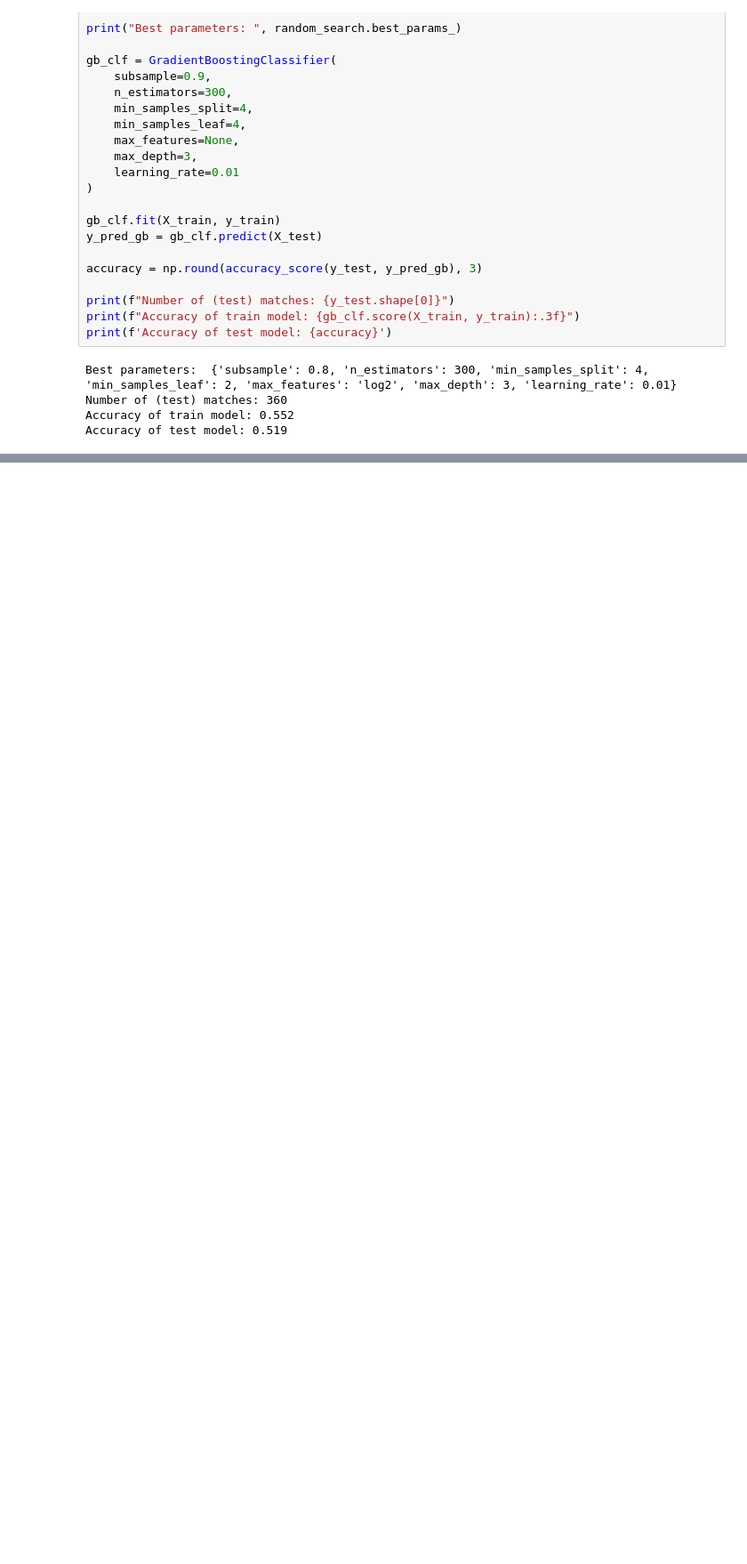
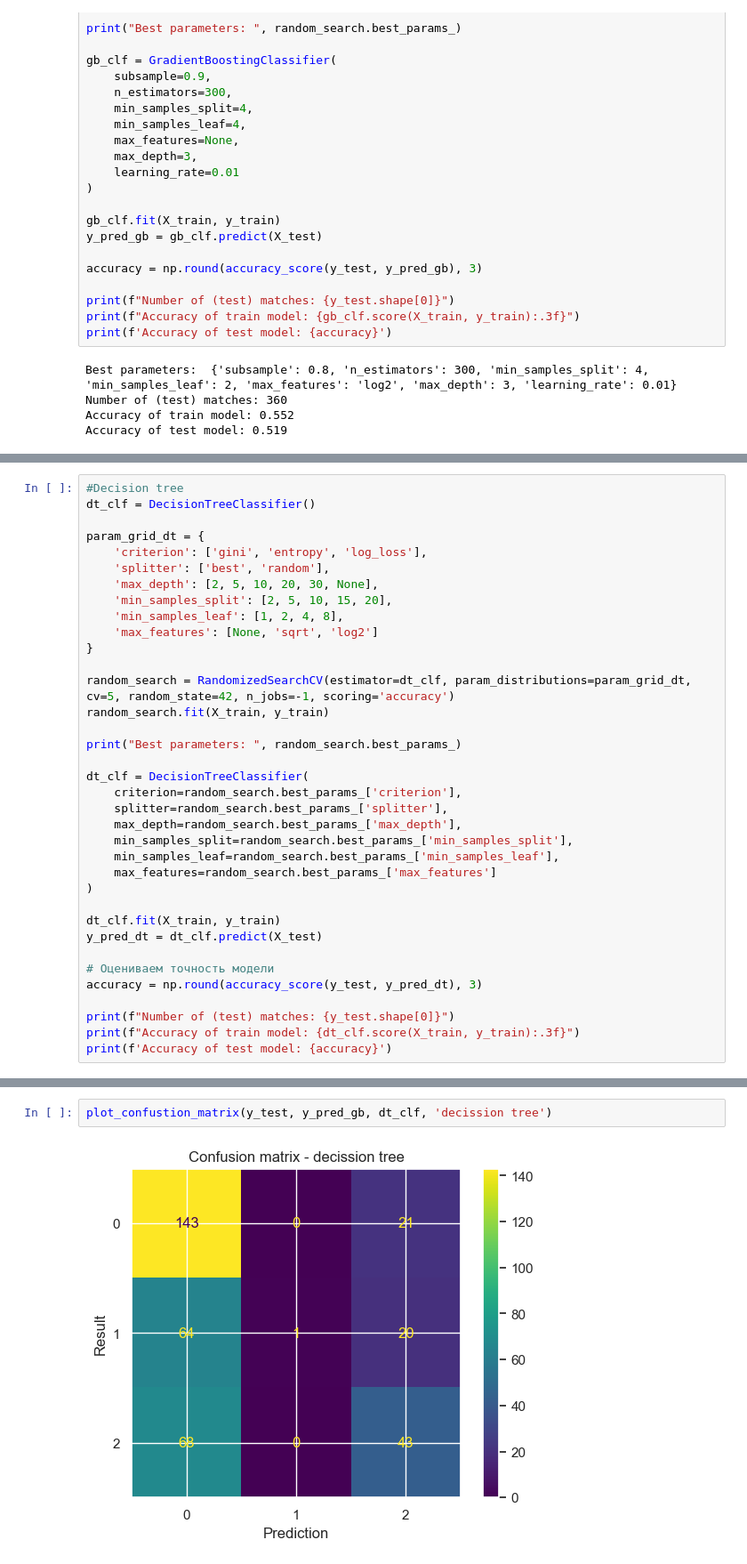
Before and after one commit to tmaxell/footforecast, a Jupyter notebook: analysis.ipynb, the cells around one changed output, grey strips where cells are left out. Shown: that part at 89% size. Cells and saved outputs as stored; diff of their text form; blank space fills up the shorter version.

Commit message:
decission tree

```diff
--- a/analysis.ipynb
+++ b/analysis.ipynb
@@ -858,0 +872,36 @@ Accuracy of test model: 0.519
+# %%
+#Decision tree
+dt_clf = DecisionTreeClassifier()
+
+param_grid_dt = {
+    'criterion': ['gini', 'entropy', 'log_loss'],
+    'splitter': ['best', 'random'],
+    'max_depth': [2, 5, 10, 20, 30, None],
+    'min_samples_split': [2, 5, 10, 15, 20],
+    'min_samples_leaf': [1, 2, 4, 8],
+    'max_features': [None, 'sqrt', 'log2']
+}
+
+random_search = RandomizedSearchCV(estimator=dt_clf, param_distributions=param_grid_dt, cv=5, random_state=42, n_jobs=-1, scoring='accuracy')
+random_search.fit(X_train, y_train)
+
+print("Best parameters: ", random_search.best_params_)
+
+dt_clf = DecisionTreeClassifier(
+    criterion=random_search.best_params_['criterion'],
+    splitter=random_search.best_params_['splitter'],
+    max_depth=random_search.best_params_['max_depth'],
+    min_samples_split=random_search.best_params_['min_samples_split'],
+    min_samples_leaf=random_search.best_params_['min_samples_leaf'],
+    max_features=random_search.best_params_['max_features']
+)
+
+dt_clf.fit(X_train, y_train)
+y_pred_dt = dt_clf.predict(X_test)
+
+# Оцениваем точность модели
+accuracy = np.round(accuracy_score(y_test, y_pred_dt), 3)
+
+print(f"Number of (test) matches: {y_test.shape[0]}")
+print(f"Accuracy of train model: {dt_clf.score(X_train, y_train):.3f}")
+print(f'Accuracy of test model: {accuracy}')
@@ -858,0 +913,4 @@ Accuracy of test model: 0.519
+# %%
+plot_confustion_matrix(y_test, y_pred_gb, dt_clf, 'decission tree')
+# %% [output]
+[figure, added]
```
Also changed, not shown: parts of 5 cells of this notebook.
